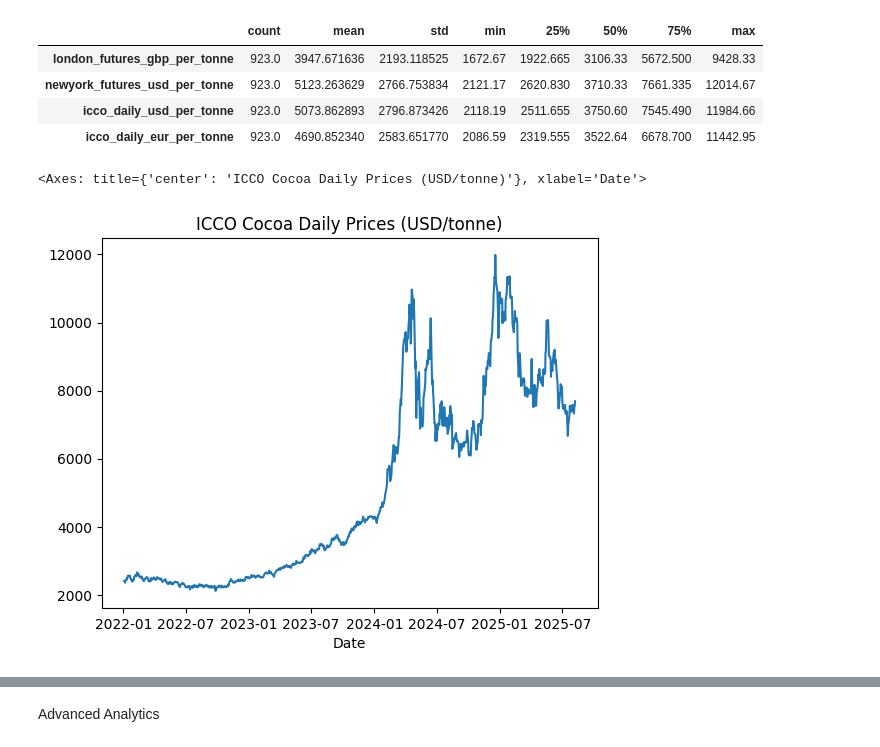
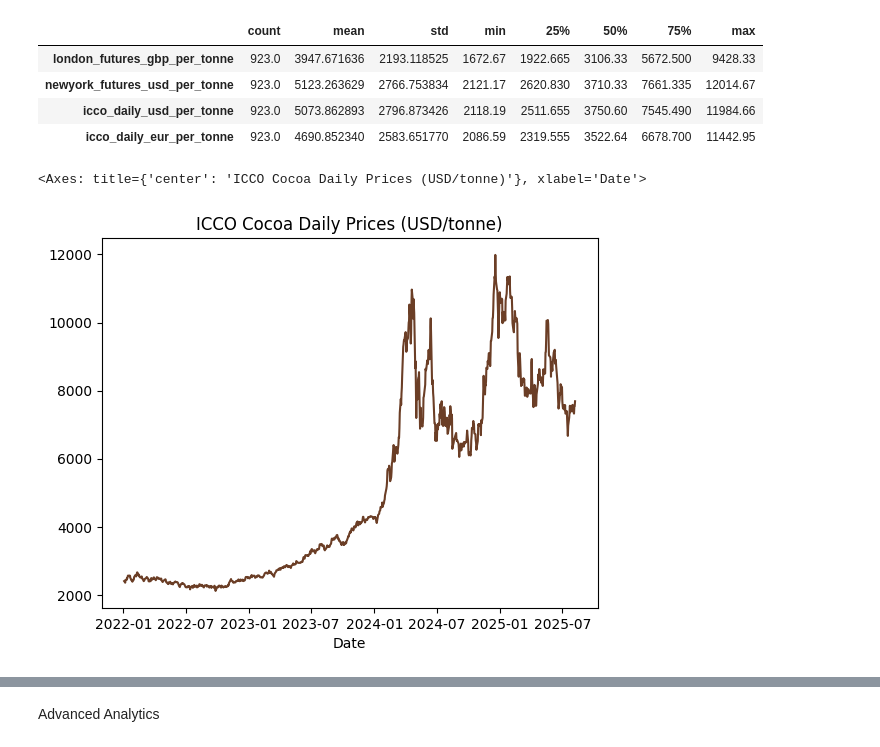
Before and after one commit to Lina060992/Chocolate, a Jupyter notebook: cocoa_prices_2022_2025.ipynb, the cells around one changed output, grey strips where cells are left out. Saved outputs shown, nothing was run; the diff lists cells and outputs as text; code cells hidden in the pictures.

```diff
--- a/cocoa_prices_2022_2025.ipynb
+++ b/cocoa_prices_2022_2025.ipynb
@@ -214,7 +210,7 @@ df_cocoa_prices.to_sql(
 import pandas as pd
 
 df_sql = pd.read_sql(
-    f"SELECT * FROM {schema}.jl_cocoa_prices_2022_2025",
+    f"SELECT * FROM {schema}.jl_cocoa_prices2",
     engine
 )
 # %%
@@ -253,8 +249,9 @@ df_sql.describe().T
 # %%
 # Quick visual sanity check
 df_sql.set_index("Date")["icco_daily_usd_per_tonne"].plot(
-    title="ICCO Cocoa Daily Prices (USD/tonne)"
+    title="ICCO Cocoa Daily Prices (USD/tonne)",
+    color="#6B3E26"
 )
 # %% [output]
 <Axes: title={'center': 'ICCO Cocoa Daily Prices (USD/tonne)'}, xlabel='Date'>
-[figure, old version]
+[figure, new version]
```
Also changed, not shown: parts of 8 cells of this notebook, 1 other file.
